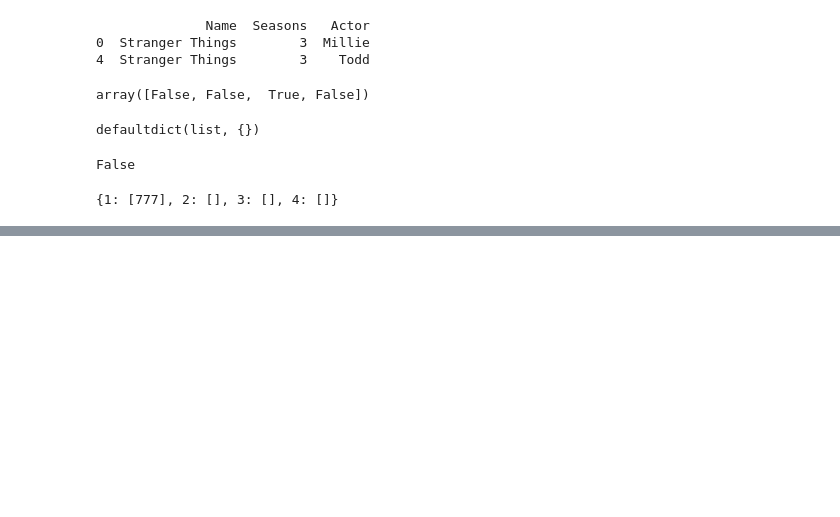
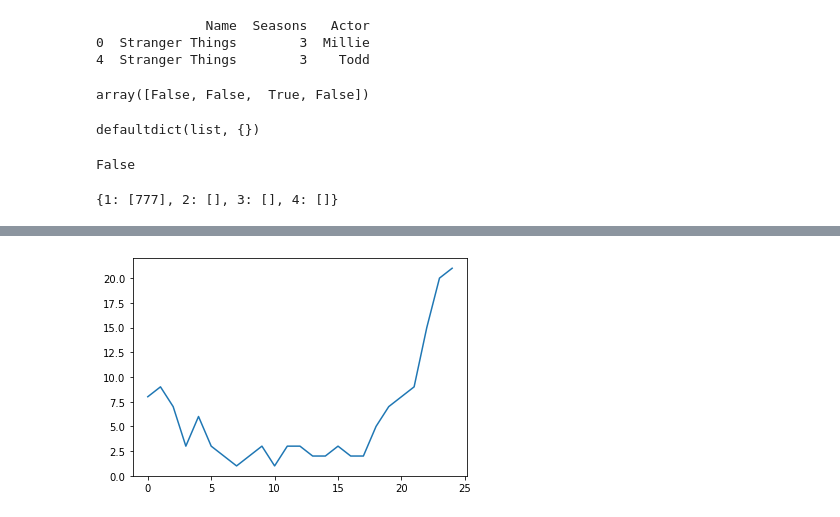
Before and after one commit to Akshaysehgal2005/Projects, a Jupyter notebook: SO/SO20.ipynb, the cells around one changed output, grey strips where cells are left out. Saved outputs shown, nothing was run; the diff lists cells and outputs as text; code cells hidden in the pictures; blank space fills up the shorter version.

```diff
--- a/SO/SO20.ipynb
+++ b/SO/SO20.ipynb
@@ -914,0 +1308,11 @@ print(d)
+# %%
+import numpy as np
+import pandas as pd
+import matplotlib.pyplot as plt
+
+arr = np.array([8,9,7,3,6,3,2,1,2,3,1,3,3,2,2,3,2,2,5,7,8,9,15,20,21])
+
+plt.plot(arr)
+plt.show()
+# %% [output]
+[figure, added]
```
Also changed, not shown: parts of 58 cells of this notebook, 3 other files.
